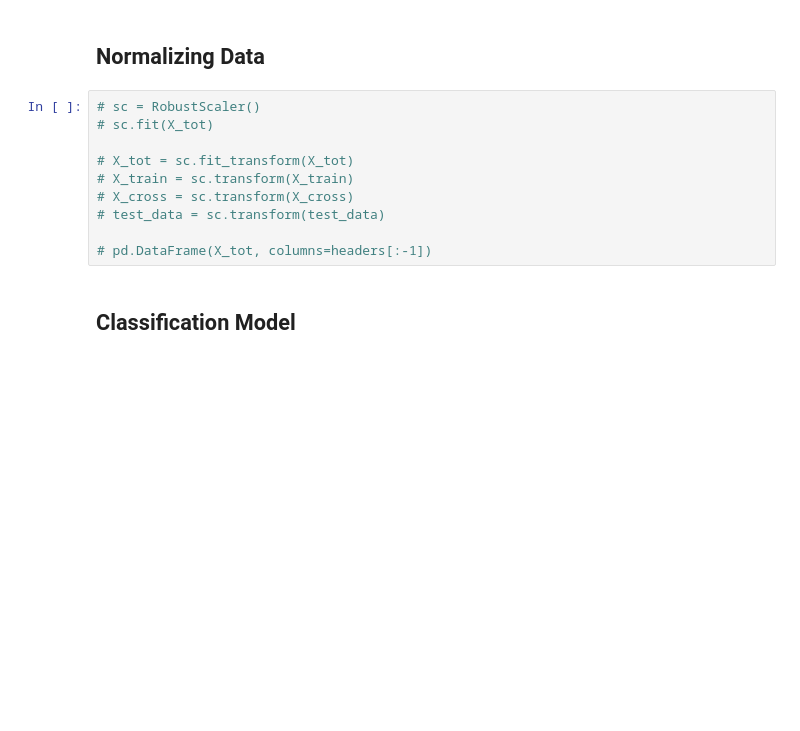
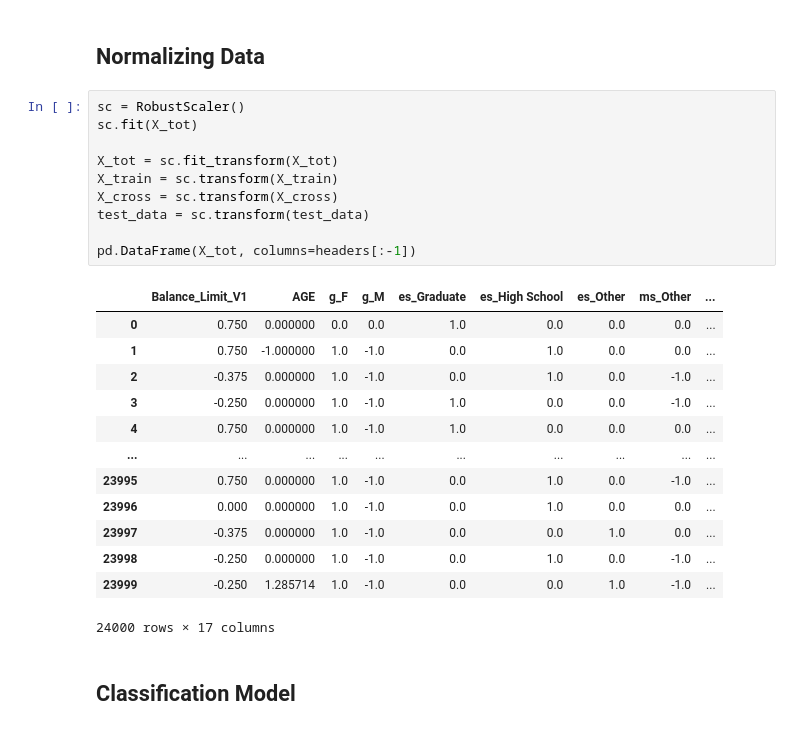
Before and after one commit to JanithGan/Data-Storm, a Jupyter notebook: 02-16/Random Forrest.ipynb, the cells around one changed output. Drawn from its saved outputs; the diff is of its cells as text; blank space fills up the shorter version.

```diff
--- a/02-16/Random Forrest.ipynb
+++ b/02-16/Random Forrest.ipynb
@@ -77,15 +77,29 @@ X_train.shape, Y_train.shape
 # %% [markdown]
 ## Normalizing Data
 # %%
-# sc = RobustScaler()
-# sc.fit(X_tot)
+sc = RobustScaler()
+sc.fit(X_tot)
 
-# X_tot = sc.fit_transform(X_tot)
-# X_train = sc.transform(X_train)
-# X_cross = sc.transform(X_cross)
-# test_data = sc.transform(test_data)
+X_tot = sc.fit_transform(X_tot)
+X_train = sc.transform(X_train)
+X_cross = sc.transform(X_cross)
+test_data = sc.transform(test_data)
 
-# pd.DataFrame(X_tot, columns=headers[:-1])
+pd.DataFrame(X_tot, columns=headers[:-1])
+# %% [output]
+|  | Balance_Limit_V1 | AGE | g_F | g_M | es_Graduate | es_High School | es_Other | ms_Other | ... |
+| 0 | 0.750 | 0.000000 | 0.0 | 0.0 | 1.0 | 0.0 | 0.0 | 0.0 | ... |
+| 1 | 0.750 | -1.000000 | 1.0 | -1.0 | 0.0 | 1.0 | 0.0 | 0.0 | ... |
+| 2 | -0.375 | 0.000000 | 1.0 | -1.0 | 0.0 | 1.0 | 0.0 | -1.0 | ... |
+| 3 | -0.250 | 0.000000 | 1.0 | -1.0 | 1.0 | 0.0 | 0.0 | -1.0 | ... |
+| 4 | 0.750 | 0.000000 | 1.0 | -1.0 | 1.0 | 0.0 | 0.0 | 0.0 | ... |
+| ... | ... | ... | ... | ... | ... | ... | ... | ... | ... |
+| 23995 | 0.750 | 0.000000 | 1.0 | -1.0 | 0.0 | 1.0 | 0.0 | -1.0 | ... |
+| 23996 | 0.000 | 0.000000 | 1.0 | -1.0 | 0.0 | 1.0 | 0.0 | 0.0 | ... |
+| 23997 | -0.375 | 0.000000 | 1.0 | -1.0 | 0.0 | 0.0 | 1.0 | 0.0 | ... |
+| 23998 | -0.250 | 0.000000 | 1.0 | -1.0 | 0.0 | 1.0 | 0.0 | -1.0 | ... |
+| 23999 | -0.250 | 1.285714 | 1.0 | -1.0 | 0.0 | 0.0 | 1.0 | -1.0 | ... |
+24000 rows × 17 columns
 # %% [markdown]
 ## Classification Model
 # %%
```
Also changed, not shown: parts of 3 cells of this notebook, 4 other files.
